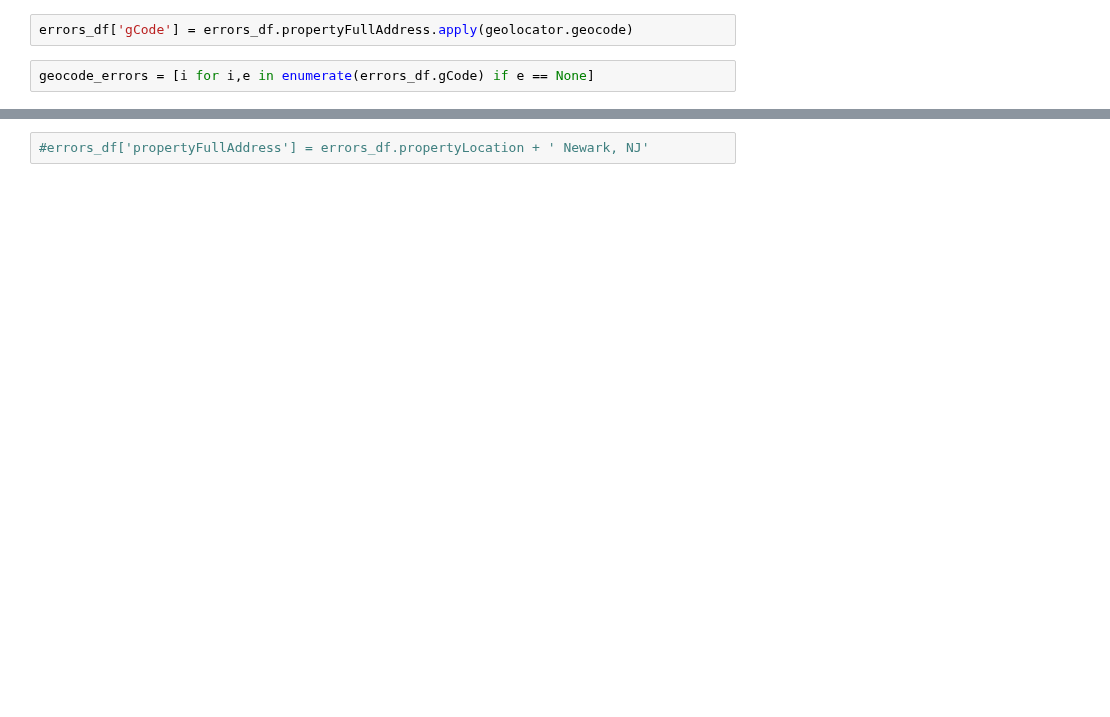
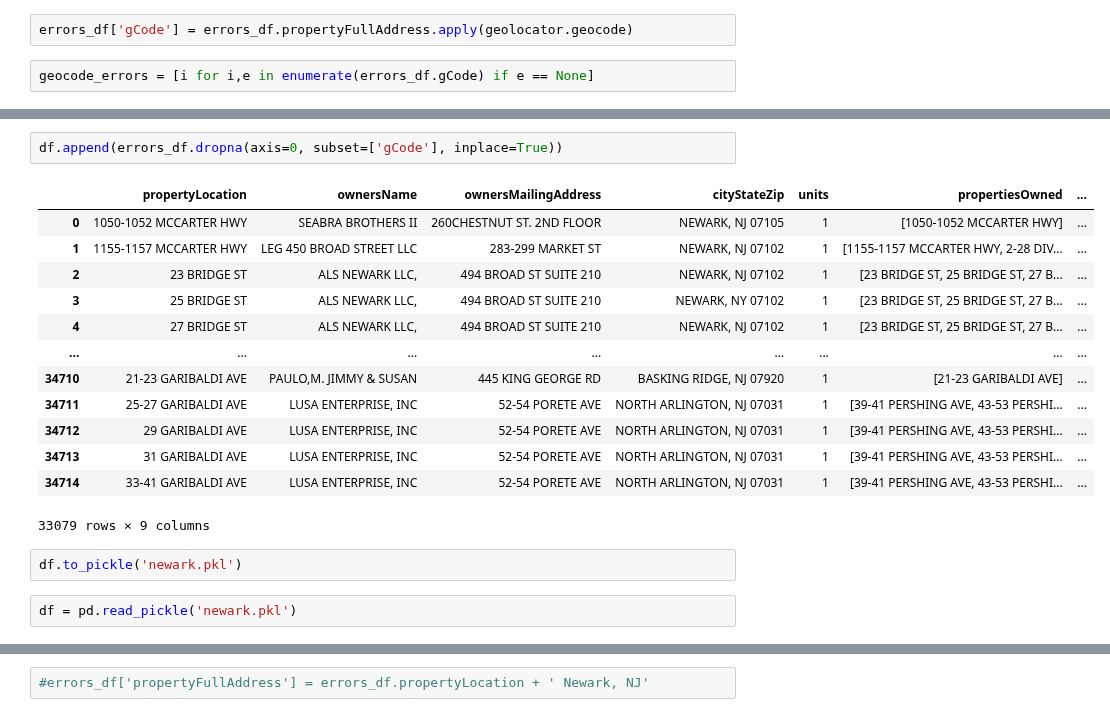
Before and after one commit to kylemichaelreaves/landlord_data, a Jupyter notebook: Newark/newark.ipynb, the cells around one changed output, grey strips where cells are left out. Drawn from its saved outputs; the diff is of its cells as text; blank space fills up the shorter version.

```diff
--- a/Newark/newark.ipynb
+++ b/Newark/newark.ipynb
@@ -176,0 +194,20 @@ errors_df.iloc[geocode_errors]
+# %%
+df.append(errors_df.dropna(axis=0, subset=['gCode'], inplace=True))
+# %% [output]
+|  | propertyLocation | ownersName | ownersMailingAddress | cityStateZip | units | propertiesOwned | ... |
+| 0 | 1050-1052 MCCARTER HWY | SEABRA BROTHERS II | 260CHESTNUT ST. 2ND FLOOR | NEWARK, NJ 07105 | 1 | [1050-1052 MCCARTER HWY] | ... |
+| 1 | 1155-1157 MCCARTER HWY | LEG 450 BROAD STREET LLC | 283-299 MARKET ST | NEWARK, NJ 07102 | 1 | [1155-1157 MCCARTER HWY, 2-28 DIV... | ... |
+| 2 | 23 BRIDGE ST | ALS NEWARK LLC, | 494 BROAD ST SUITE 210 | NEWARK, NJ 07102 | 1 | [23 BRIDGE ST, 25 BRIDGE ST, 27 B... | ... |
+| 3 | 25 BRIDGE ST | ALS NEWARK LLC, | 494 BROAD ST SUITE 210 | NEWARK, NY 07102 | 1 | [23 BRIDGE ST, 25 BRIDGE ST, 27 B... | ... |
+| 4 | 27 BRIDGE ST | ALS NEWARK LLC, | 494 BROAD ST SUITE 210 | NEWARK, NJ 07102 | 1 | [23 BRIDGE ST, 25 BRIDGE ST, 27 B... | ... |
+| ... | ... | ... | ... | ... | ... | ... | ... |
+| 34710 | 21-23 GARIBALDI AVE | PAULO,M. JIMMY & SUSAN | 445 KING GEORGE RD | BASKING RIDGE, NJ 07920 | 1 | [21-23 GARIBALDI AVE] | ... |
+| 34711 | 25-27 GARIBALDI AVE | LUSA ENTERPRISE, INC | 52-54 PORETE AVE | NORTH ARLINGTON, NJ 07031 | 1 | [39-41 PERSHING AVE, 43-53 PERSHI... | ... |
+| 34712 | 29 GARIBALDI AVE | LUSA ENTERPRISE, INC | 52-54 PORETE AVE | NORTH ARLINGTON, NJ 07031 | 1 | [39-41 PERSHING AVE, 43-53 PERSHI... | ... |
+| 34713 | 31 GARIBALDI AVE | LUSA ENTERPRISE, INC | 52-54 PORETE AVE | NORTH ARLINGTON, NJ 07031 | 1 | [39-41 PERSHING AVE, 43-53 PERSHI... | ... |
+| 34714 | 33-41 GARIBALDI AVE | LUSA ENTERPRISE, INC | 52-54 PORETE AVE | NORTH ARLINGTON, NJ 07031 | 1 | [39-41 PERSHING AVE, 43-53 PERSHI... | ... |
+33079 rows × 9 columns
+# %%
+df.to_pickle('newark.pkl')
+# %%
+df = pd.read_pickle('newark.pkl')
```
Also changed, not shown: parts of 26 cells of this notebook, 2 other files.
